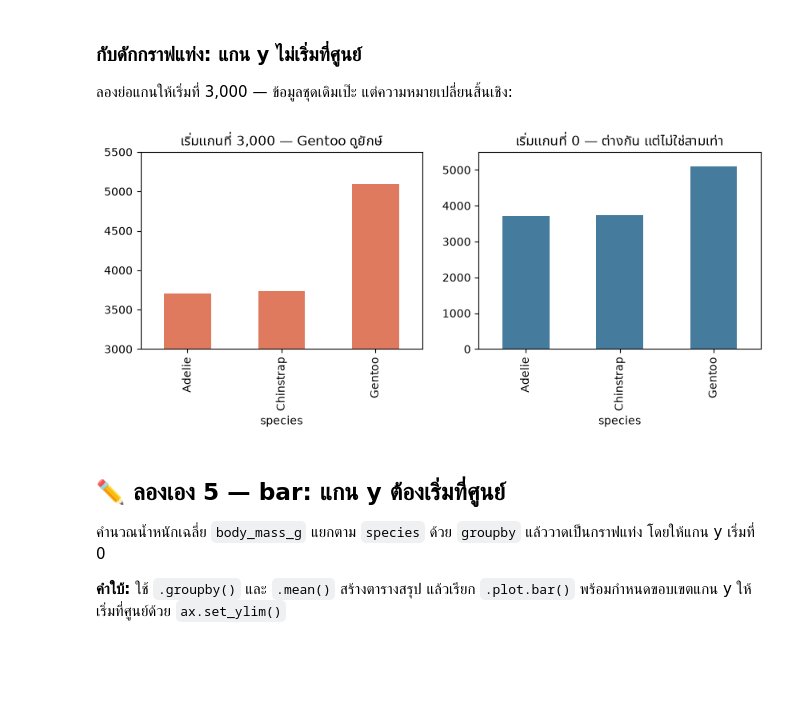
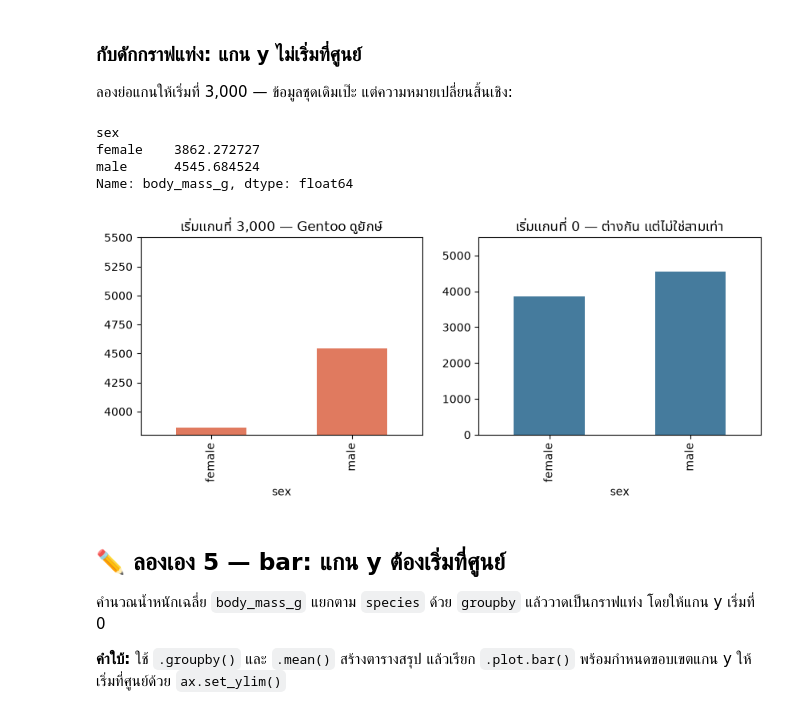
Before and after one commit to utarn/datascience-metrology, a Jupyter notebook: day1/module4_charts/book.ipynb, the cells around one changed output. Saved outputs shown, nothing was run; the diff lists cells and outputs as text; code cells hidden in the pictures; blank space fills up the shorter version.

```diff
--- a/day1/module4_charts/book.ipynb
+++ b/day1/module4_charts/book.ipynb
@@ -207,3 +238,8 @@ Name: body_mass_g, dtype: float64
 # %%
 # ลองเขียนโค้ดของคุณที่นี่
 # สรุปน้ำหนักเฉลี่ยแยกตาม sex แล้ววาดกราฟแท่งพร้อมป้ายแกน y
+means = penguins.groupby("sex")["body_mass_g"].mean()
+fig, ax = plt.subplots(figsize=(6, 3.2))
+means.plot.bar(ax=ax, color="#457b9d")
+ax.set_ylabel("น้ำหนักเฉลี่ย (กรัม)")
+plt.show()
@@ -300,18 +347,22 @@ Gentoo          47.568067      14.996639         217.235294
 ลองย่อแกนให้เริ่มที่ 3,000 — ข้อมูลชุดเดิมเป๊ะ แต่ความหมายเปลี่ยนสิ้นเชิง:
 # %%
 fig, axes = plt.subplots(1, 2, figsize=(10, 3.2))
-
+print(means)
 means.plot.bar(ax=axes[0], color="#e07a5f")
-axes[0].set_ylim(3000, 5500)          # ตัดฐานทิ้ง — เทคนิคที่ข่าวชอบใช้
+axes[0].set_ylim(3800, 5500)          # ตัดฐานทิ้ง — เทคนิคที่ข่าวชอบใช้
 axes[0].set_title("เริ่มแกนที่ 3,000 — Gentoo ดูยักษ์")
 
 means.plot.bar(ax=axes[1], color="#457b9d")
 axes[1].set_ylim(0, 5500)             # แกนซื่อสัตย์: เริ่มที่ศูนย์
 axes[1].set_title("เริ่มแกนที่ 0 — ต่างกัน แต่ไม่ใช่สามเท่า")
 
 plt.show()
 # %% [output]
+sex
+female    3862.272727
+male      4545.684524
+Name: body_mass_g, dtype: float64
-[figure, old version]
+[figure, new version]
 # %% [markdown]
 ## ✏️ ลองเอง 5 — bar: แกน y ต้องเริ่มที่ศูนย์
 
```
Also changed, not shown: parts of 14 cells of this notebook, 31 other files.
